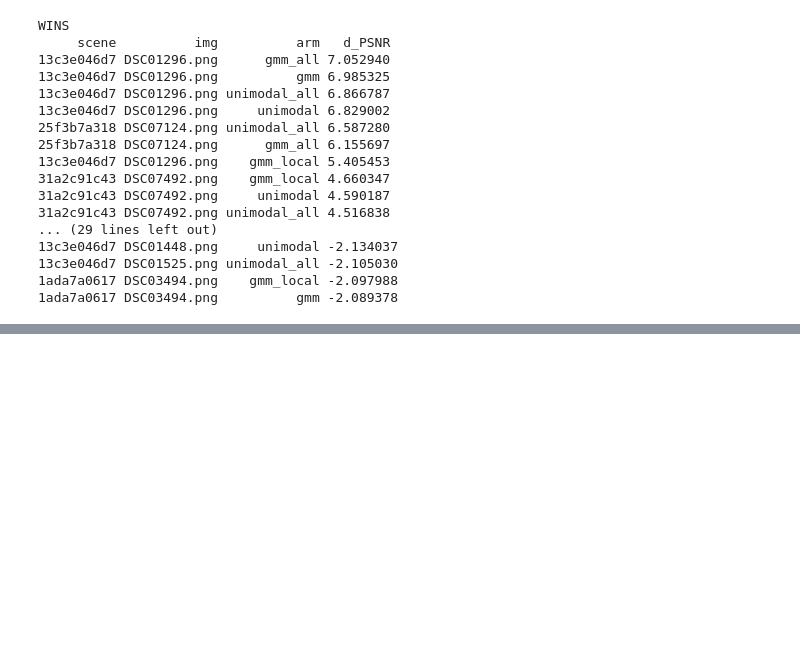
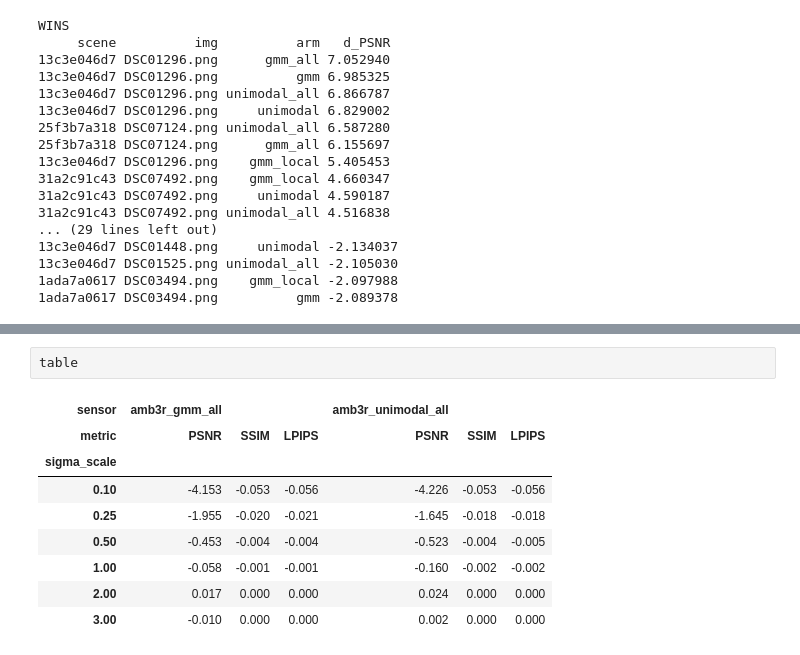
Before and after one commit to adamburhan/depth-aware-BA, a Jupyter notebook: src/depthba/eval/nvs/scannetpp/analyze_results.ipynb, the cells around one changed output, grey strips where cells are left out. Cells and saved outputs as stored; diff of their text form; blank space fills up the shorter version.

```diff
--- a/src/depthba/eval/nvs/scannetpp/analyze_results.ipynb
+++ b/src/depthba/eval/nvs/scannetpp/analyze_results.ipynb
@@ -232,0 +250,12 @@ WINS
+# %%
+table
+# %% [output]
+| sensor | amb3r_gmm_all |  |  | amb3r_unimodal_all |  |  |
+| metric | PSNR | SSIM | LPIPS | PSNR | SSIM | LPIPS |
+| sigma_scale |  |  |  |  |  |  |
+| 0.10 | -4.153 | -0.053 | -0.056 | -4.226 | -0.053 | -0.056 |
+| 0.25 | -1.955 | -0.020 | -0.021 | -1.645 | -0.018 | -0.018 |
+| 0.50 | -0.453 | -0.004 | -0.004 | -0.523 | -0.004 | -0.005 |
+| 1.00 | -0.058 | -0.001 | -0.001 | -0.160 | -0.002 | -0.002 |
+| 2.00 | 0.017 | 0.000 | 0.000 | 0.024 | 0.000 | 0.000 |
+| 3.00 | -0.010 | 0.000 | 0.000 | 0.002 | 0.000 | 0.000 |
```
Also changed, not shown: parts of 6 cells of this notebook, 17 other files.
